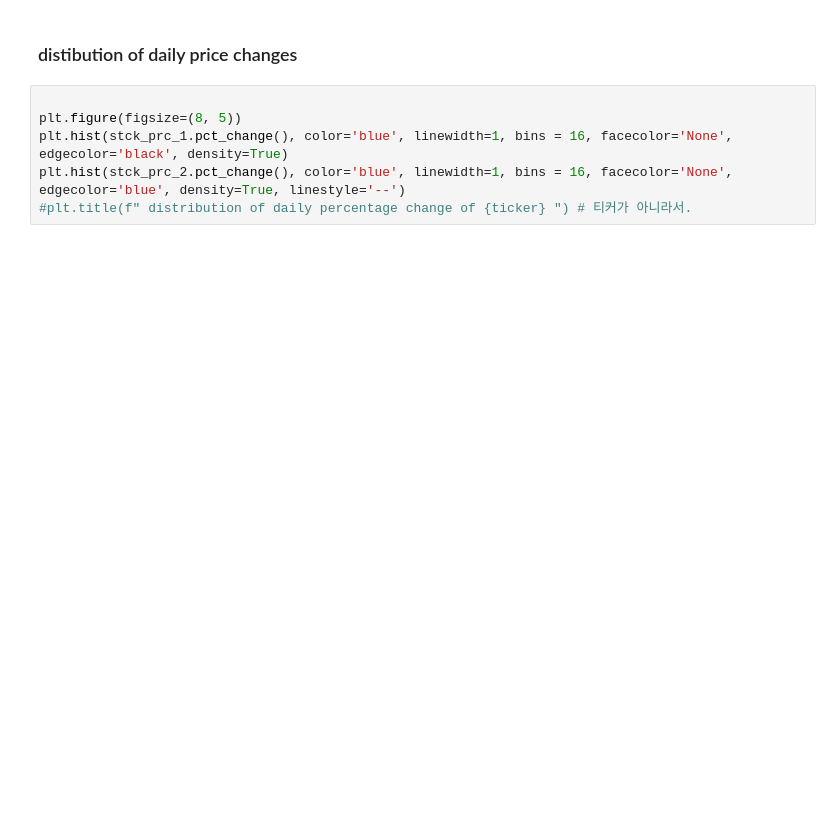
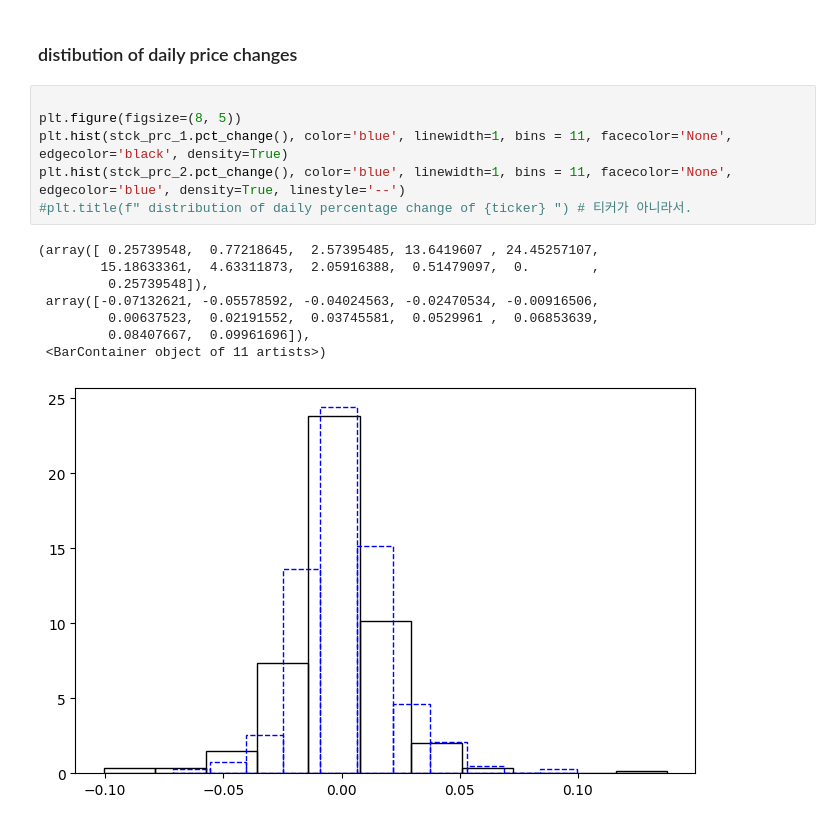
Before and after one commit to bahn28/salad, a Jupyter notebook: az_nyse_001.ipynb, the cells around one changed output. Saved outputs shown, nothing was run; the diff lists cells and outputs as text; blank space fills up the shorter version.

```diff
--- a/az_nyse_001.ipynb
+++ b/az_nyse_001.ipynb
@@ -185,6 +187,15 @@ axes[0].xaxis.set_major_formatter(mdates.DateFormatter('%y-%m'))
 # %%
 
 plt.figure(figsize=(8, 5))
-plt.hist(stck_prc_1.pct_change(), color='blue', linewidth=1, bins = 16, facecolor='None', edgecolor='black', density=True)
-plt.hist(stck_prc_2.pct_change(), color='blue', linewidth=1, bins = 16, facecolor='None', edgecolor='blue', density=True, linestyle='--')
+plt.hist(stck_prc_1.pct_change(), color='blue', linewidth=1, bins = 11, facecolor='None', edgecolor='black', density=True)
+plt.hist(stck_prc_2.pct_change(), color='blue', linewidth=1, bins = 11, facecolor='None', edgecolor='blue', density=True, linestyle='--')
 #plt.title(f" distribution of daily percentage change of {ticker} ") # 티커가 아니라서.
+# %% [output]
+(array([ 0.25739548,  0.77218645,  2.57395485, 13.6419607 , 24.45257107,
+        15.18633361,  4.63311873,  2.05916388,  0.51479097,  0.        ,
+         0.25739548]),
+ array([-0.07132621, -0.05578592, -0.04024563, -0.02470534, -0.00916506,
+         0.00637523,  0.02191552,  0.03745581,  0.0529961 ,  0.06853639,
+         0.08407667,  0.09961696]),
+ <BarContainer object of 11 artists>)
+[figure, added]
```
Also changed, not shown: parts of 3 cells of this notebook.
